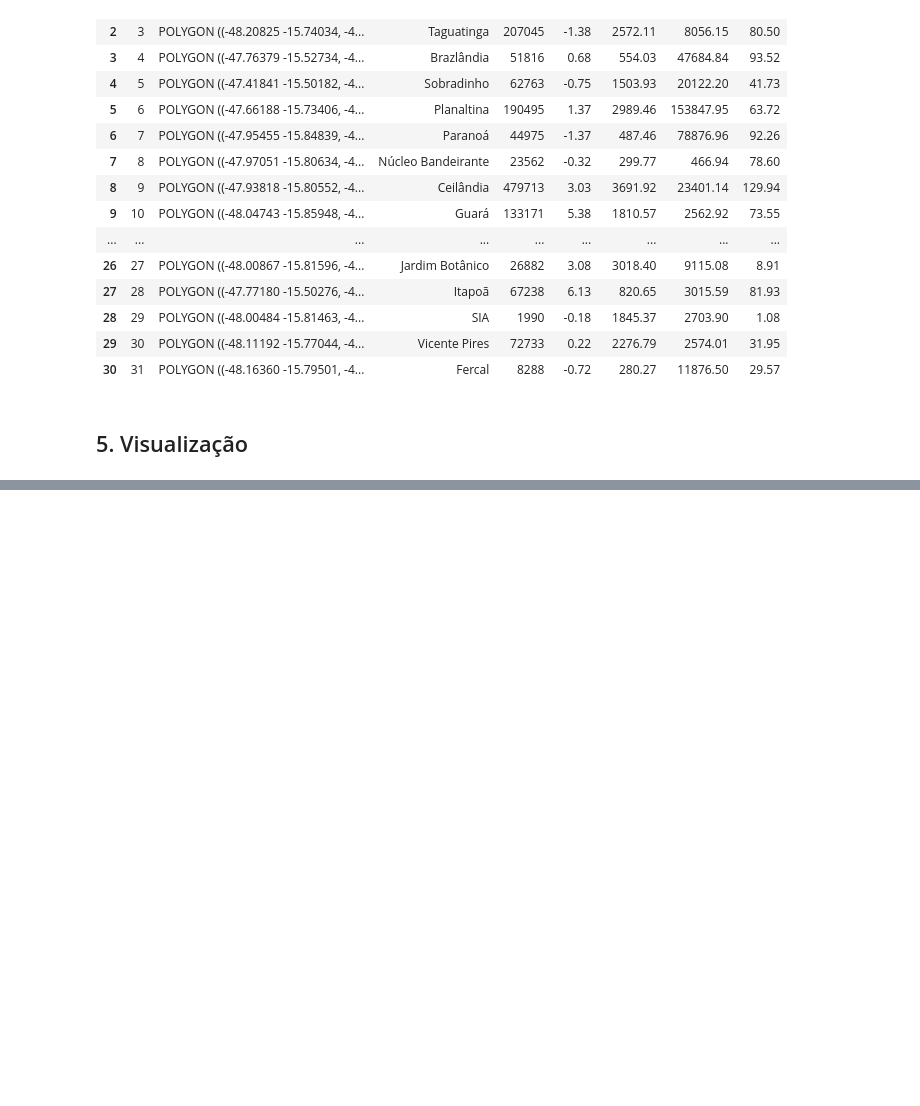
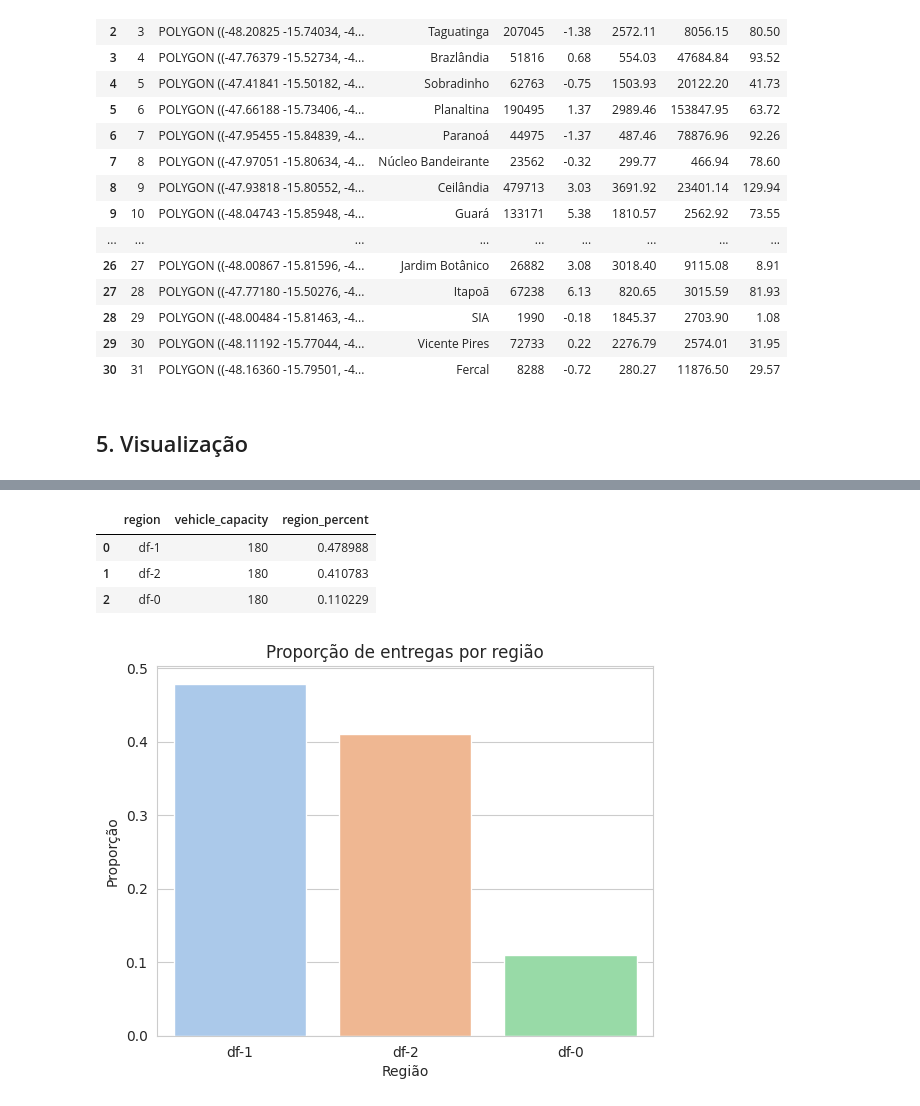
Before and after one commit to BrunoArroyo/Analise-Exploratoria-de-Logistica, a Jupyter notebook: an_lise_explorat_ria_de_dados_logisticos.ipynb, the cells around one changed output, grey strips where cells are left out. Saved outputs shown, nothing was run; the diff lists cells and outputs as text; code cells hidden in the pictures; blank space fills up the shorter version.

```diff
--- a/an_lise_explorat_ria_de_dados_logisticos.ipynb
+++ b/an_lise_explorat_ria_de_dados_logisticos.ipynb
@@ -491,0 +618,15 @@ dimRA
+# %%
+data = pd.DataFrame(deliveries_df[['region', 'vehicle_capacity']].value_counts(normalize=True)).reset_index()
+data.rename(columns={0: "region_percent"}, inplace=True)
+data.head()
+# %% [output]
+|  | region | vehicle_capacity | region_percent |
+| 0 | df-1 | 180 | 0.478988 |
+| 1 | df-2 | 180 | 0.410783 |
+| 2 | df-0 | 180 | 0.110229 |
+# %%
+with sns.axes_style('whitegrid'):
+    grafico = sns.barplot(data=data, x="region", y="region_percent", errorbar=None, palette="pastel")
+    grafico.set(title='Proporção de entregas por região', xlabel='Região', ylabel='Proporção');
+# %% [output]
+[figure, added]
```
Also changed, not shown: parts of 29 cells of this notebook.
